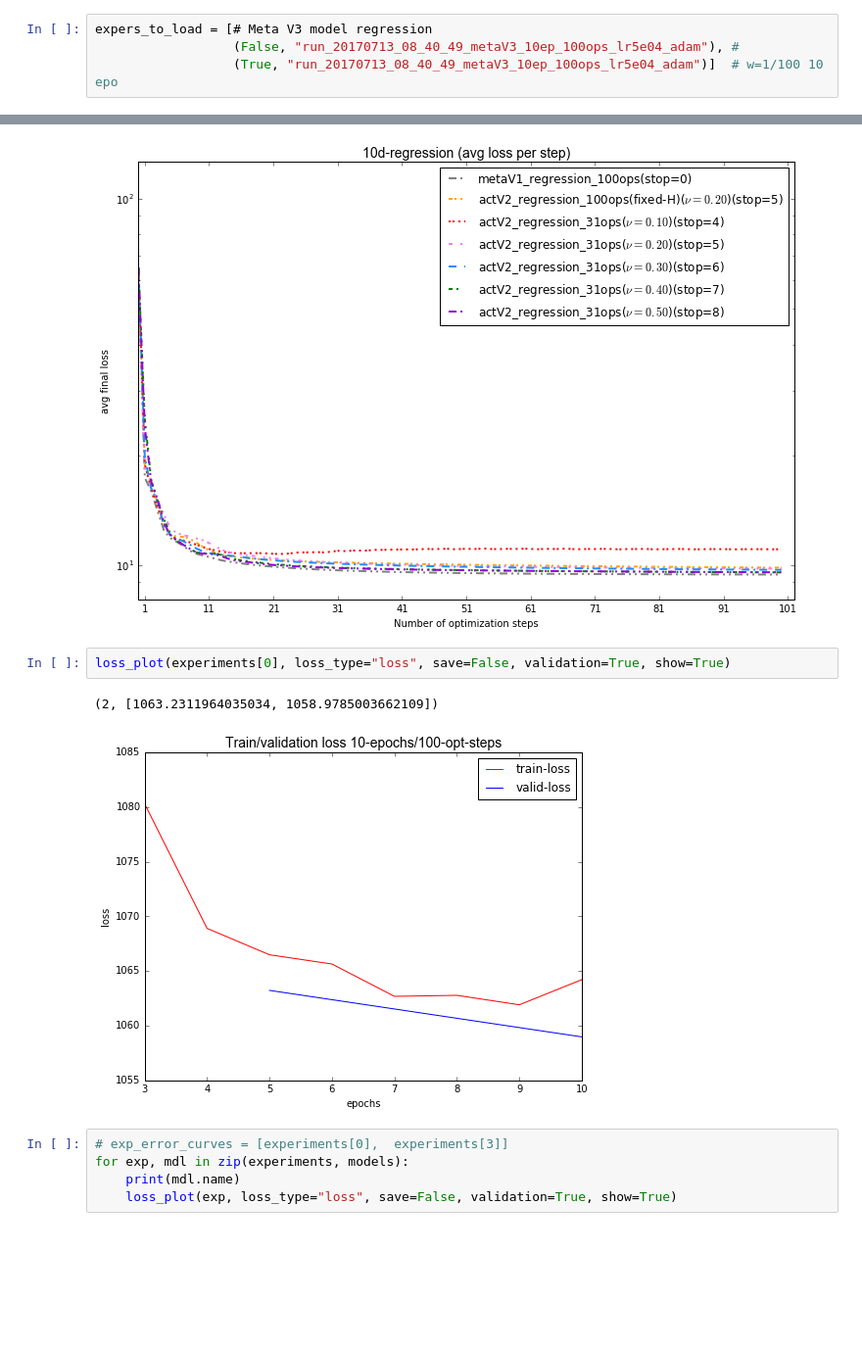
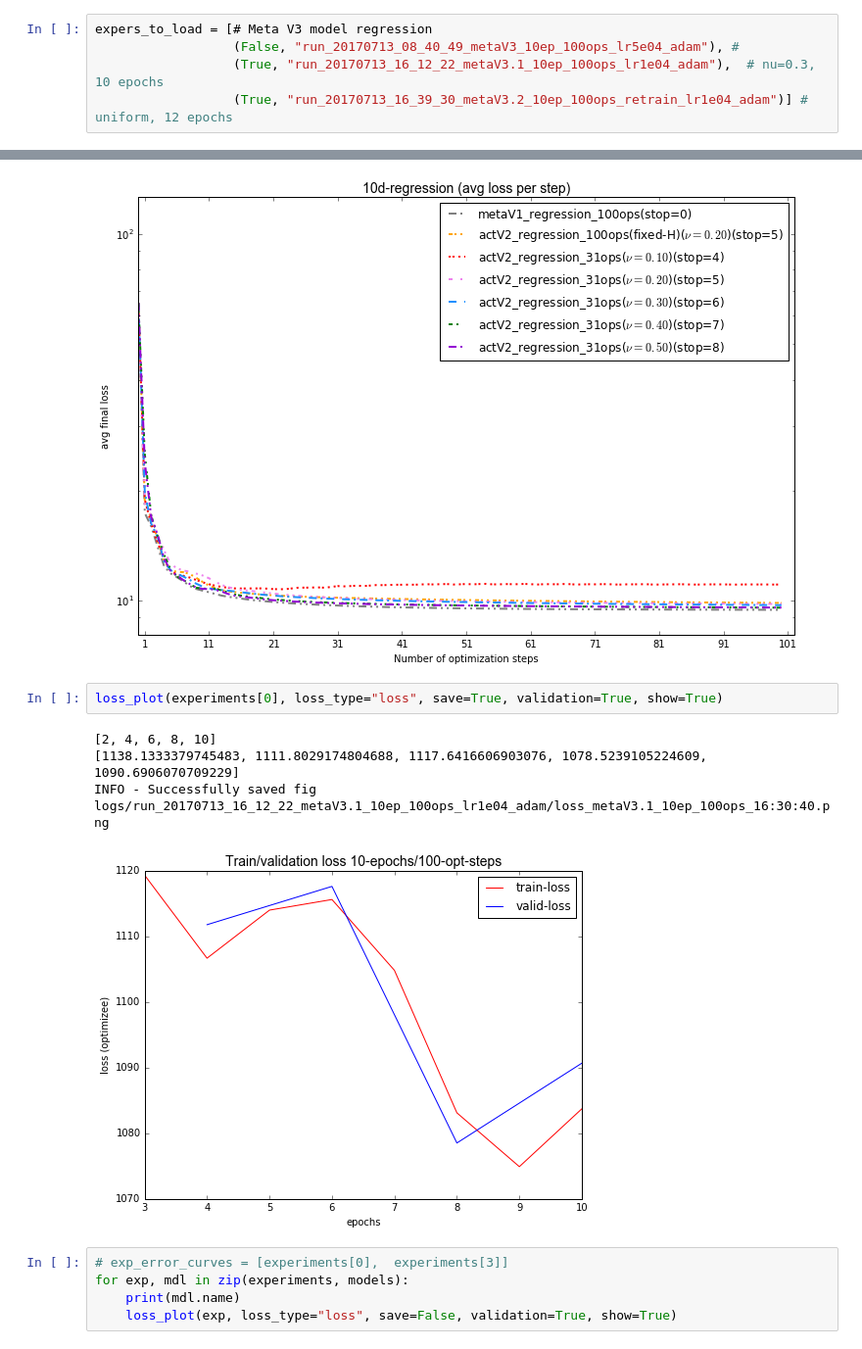
Before and after one commit to toologicbv/meta_learner, a Jupyter notebook: rosenbrock_results_0713.ipynb, the cells around one changed output, grey strips where cells are left out. Shown at 98% size. Saved outputs shown, nothing was run; the diff lists cells and outputs as text; blank space fills up the shorter version.

Commit message:
incorporating optimizer-loss in statistics, added V3.1=fixed geometric, V3.2=fixed uniform weights

```diff
--- a/rosenbrock_results_0713.ipynb
+++ b/rosenbrock_results_0713.ipynb
@@ -44,7 +44,8 @@ from utils.regression import RegressionFunction, L2LQuadratic, neg_log_likelihoo
 # %%
 expers_to_load = [# Meta V3 model regression
                   (False, "run_20170713_08_40_49_metaV3_10ep_100ops_lr5e04_adam"), #
-                  (True, "run_20170713_08_40_49_metaV3_10ep_100ops_lr5e04_adam")]  # w=1/100 10 epo
+                  (True, "run_20170713_16_12_22_metaV3.1_10ep_100ops_lr1e04_adam"),  # nu=0.3, 10 epochs
+                  (True, "run_20170713_16_39_30_metaV3.2_10ep_100ops_retrain_lr1e04_adam")] # uniform, 12 epochs
 # %%
 without_models = True
 
@@ -90,10 +91,12 @@ best_val_runs, lowest_value = plot_loss_over_tsteps(new_experiments, do_show=Tru
 INFO - Successfully saved fig figures/10_dim_compare_metaV1_actV2_fixed_stoch_100steps_11_40_45.png
 [figure]
 # %%
-loss_plot(experiments[0], loss_type="loss", save=False, validation=True, show=True)
+loss_plot(experiments[0], loss_type="loss", save=True, validation=True, show=True)
 # %% [output]
-(2, [1063.2311964035034, 1058.9785003662109])
+[2, 4, 6, 8, 10]
+[1138.1333379745483, 1111.8029174804688, 1117.6416606903076, 1078.5239105224609, 1090.6906070709229]
+INFO - Successfully saved fig logs/run_20170713_16_12_22_metaV3.1_10ep_100ops_lr1e04_adam/loss_metaV3.1_10ep_100ops_16:30:40.png
-[figure, old version]
+[figure, new version]
 # %%
 # exp_error_curves = [experiments[0],  experiments[3]]
 for exp, mdl in zip(experiments, models):
```
Also changed, not shown: parts of 2 cells of this notebook, 3 other files.
